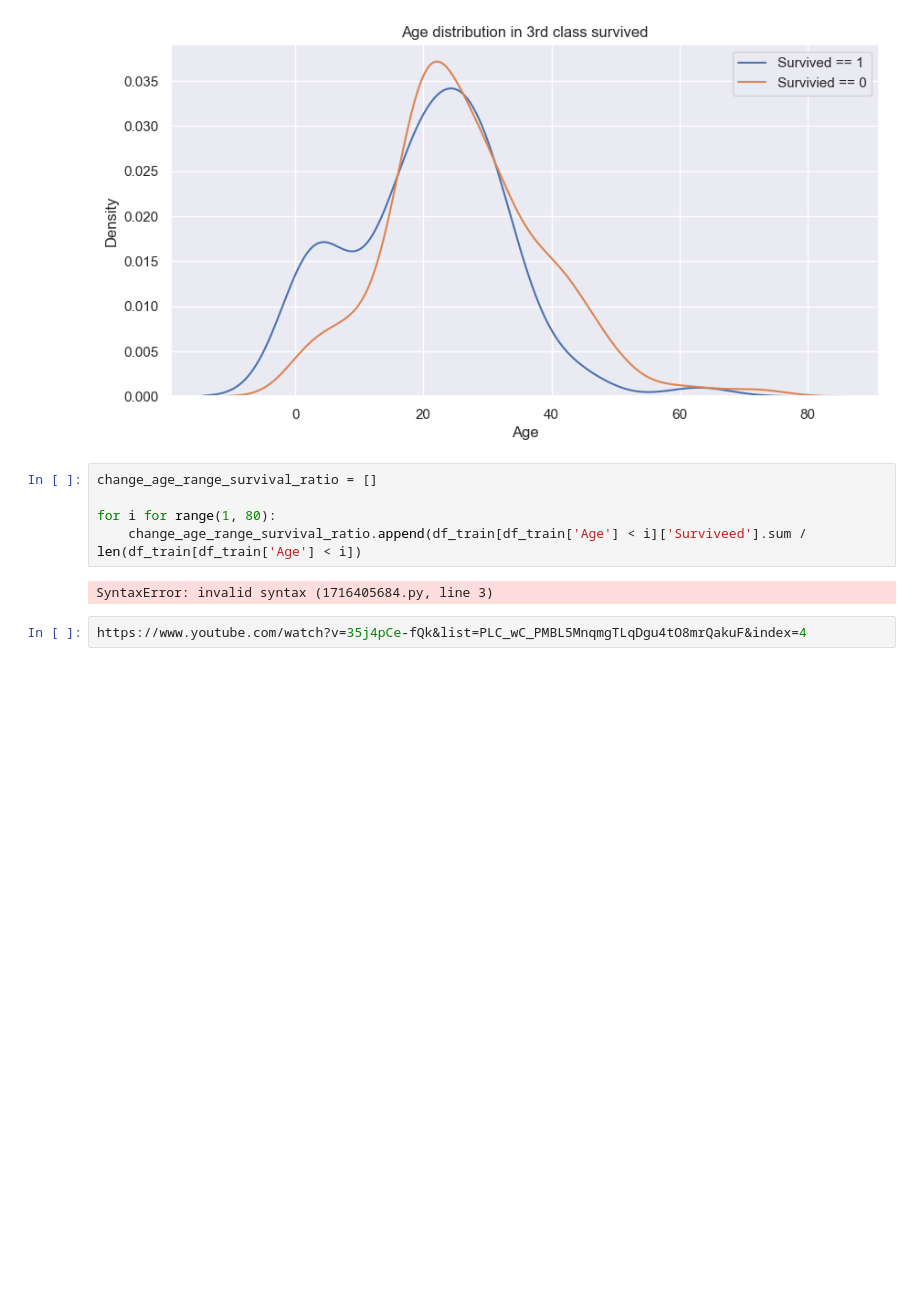
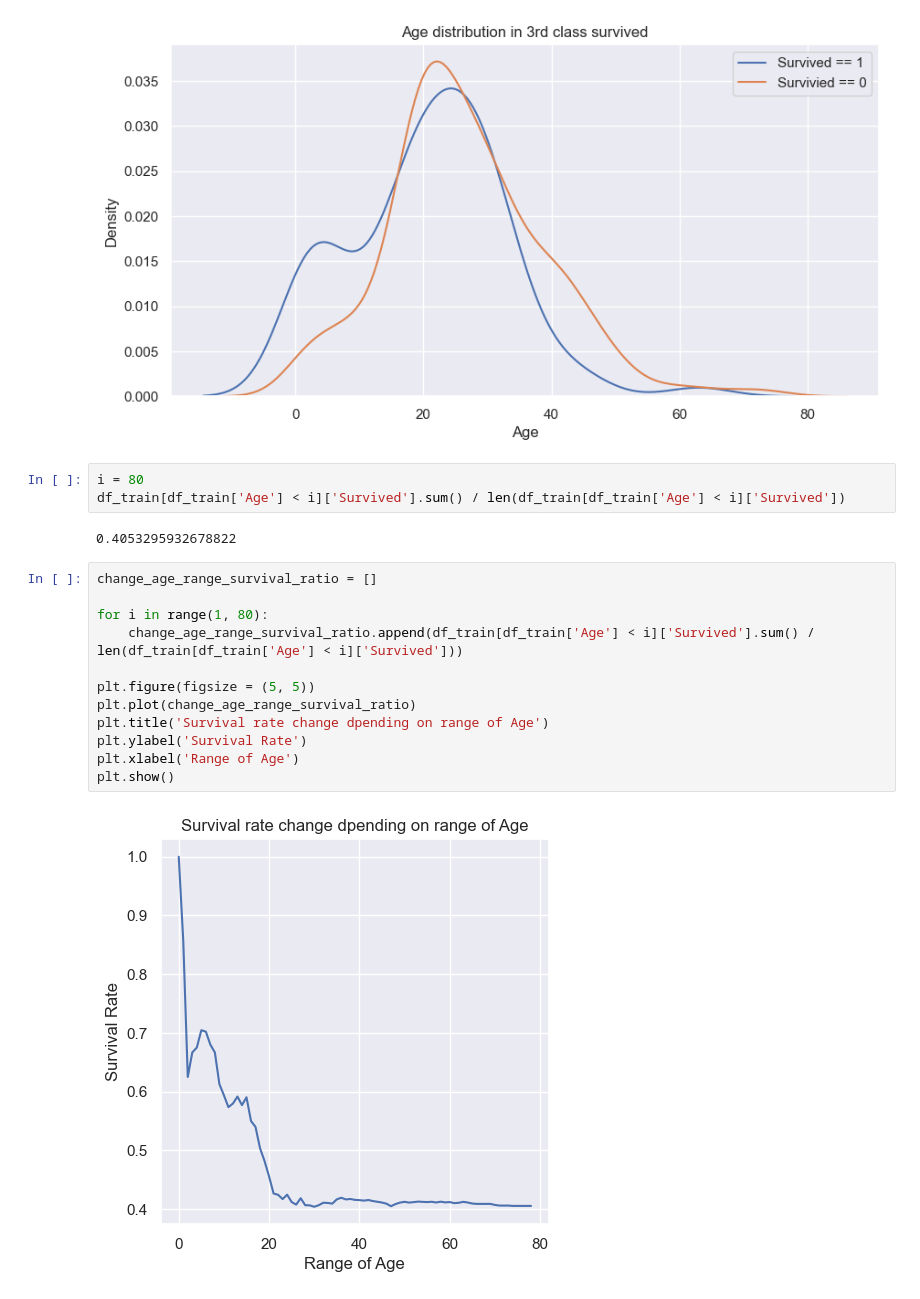
Before and after one commit to gyjong/workplace, a Jupyter notebook: Portfolio/titanic_0122.ipynb, the cells around one changed output. Cells and saved outputs as stored; diff of their text form; blank space fills up the shorter version.

```diff
--- a/Portfolio/titanic_0122.ipynb
+++ b/Portfolio/titanic_0122.ipynb
@@ -419,12 +455,22 @@ plt.legend(['Survived == 1', 'Survivied == 0'])
 plt.show()
 # %% [output]
 [figure]
-# %%
-change_age_range_survival_ratio = []
-
-for i for range(1, 80):
-    change_age_range_survival_ratio.append(df_train[df_train['Age'] < i]['Surviveed'].sum / len(df_train[df_train['Age'] < i])
-# %% [output]
-SyntaxError: invalid syntax (1716405684.py, line 3)
-# %%
-https://www.youtube.com/watch?v=35j4pCe-fQk&list=PLC_wC_PMBL5MnqmgTLqDgu4tO8mrQakuF&index=4
+# %%
+i = 80
+df_train[df_train['Age'] < i]['Survived'].sum() / len(df_train[df_train['Age'] < i]['Survived'])
+# %% [output]
+0.4053295932678822
+# %%
+change_age_range_survival_ratio = []
+
+for i in range(1, 80):
+    change_age_range_survival_ratio.append(df_train[df_train['Age'] < i]['Survived'].sum() / len(df_train[df_train['Age'] < i]['Survived']))
+
+plt.figure(figsize = (5, 5))
+plt.plot(change_age_range_survival_ratio)
+plt.title('Survival rate change dpending on range of Age')
+plt.ylabel('Survival Rate')
+plt.xlabel('Range of Age')
+plt.show()
+# %% [output]
+[figure, added]
```
Also changed, not shown: parts of 154 cells of this notebook, 2 other files.
